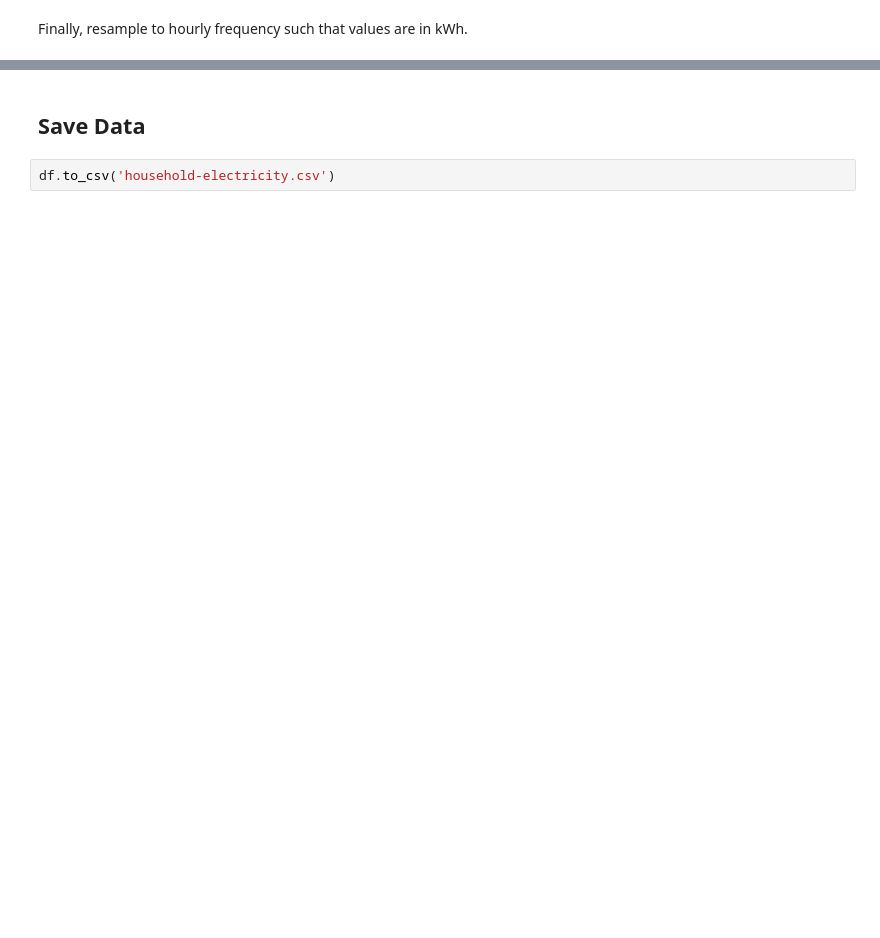
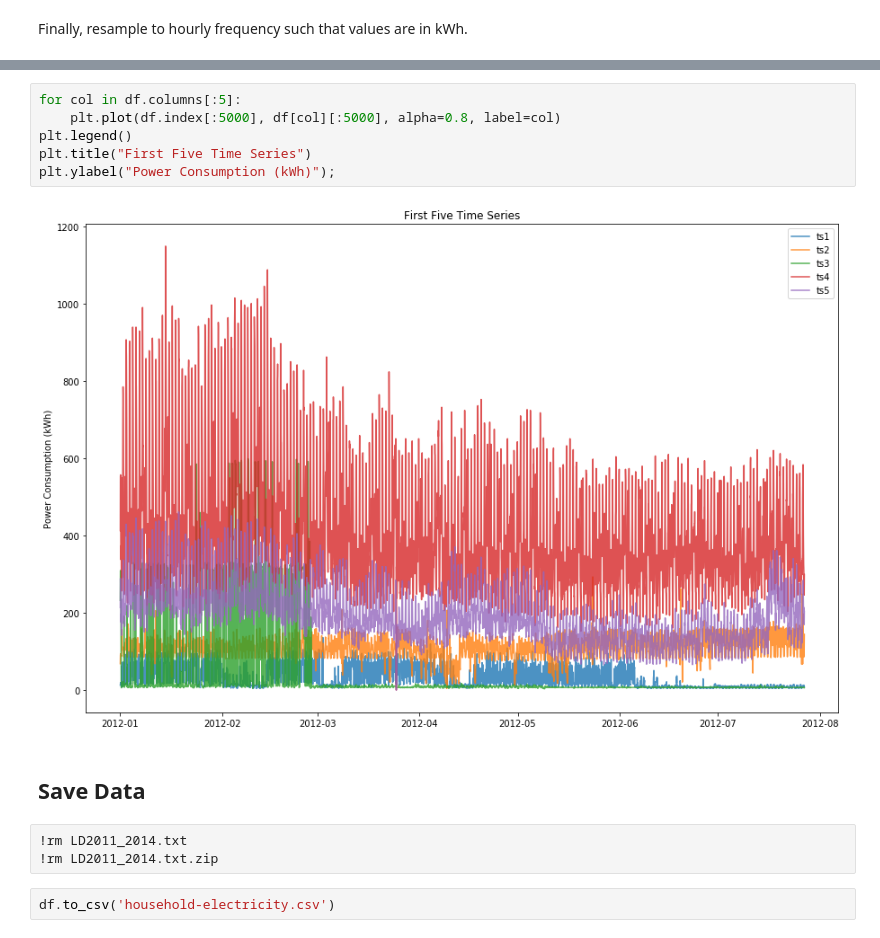
Before and after one commit to AidanCooper/forecasting, a Jupyter notebook: datasets/household-electricity-consumption.ipynb, the cells around one changed output, grey strips where cells are left out. Saved outputs shown, nothing was run; the diff lists cells and outputs as text; blank space fills up the shorter version.

```diff
--- a/datasets/household-electricity-consumption.ipynb
+++ b/datasets/household-electricity-consumption.ipynb
@@ -97,4 +97,15 @@ df.head()
+# %%
+for col in df.columns[:5]:
+    plt.plot(df.index[:5000], df[col][:5000], alpha=0.8, label=col)
+plt.legend()
+plt.title("First Five Time Series")
+plt.ylabel("Power Consumption (kWh)");
+# %% [output]
+[figure, added]
 # %% [markdown]
 ## Save Data
+# %%
+!rm LD2011_2014.txt
+!rm LD2011_2014.txt.zip
 # %%
 df.to_csv('household-electricity.csv')
```
Also changed, not shown: parts of 4 cells of this notebook, 1 other file.
